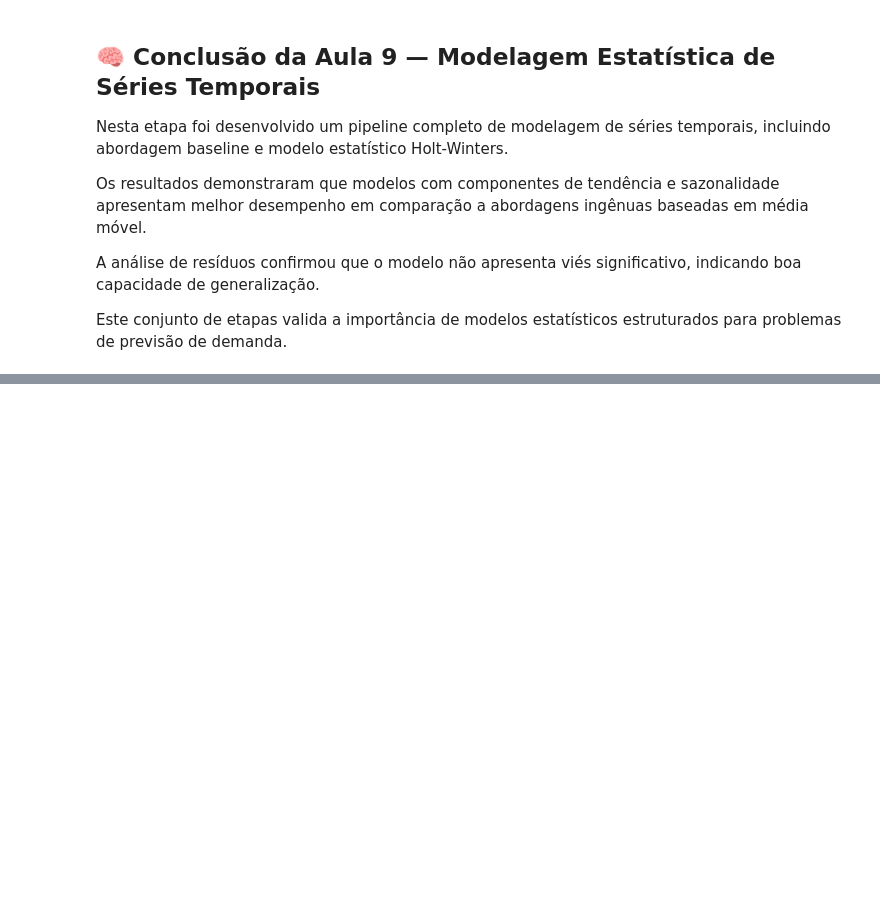
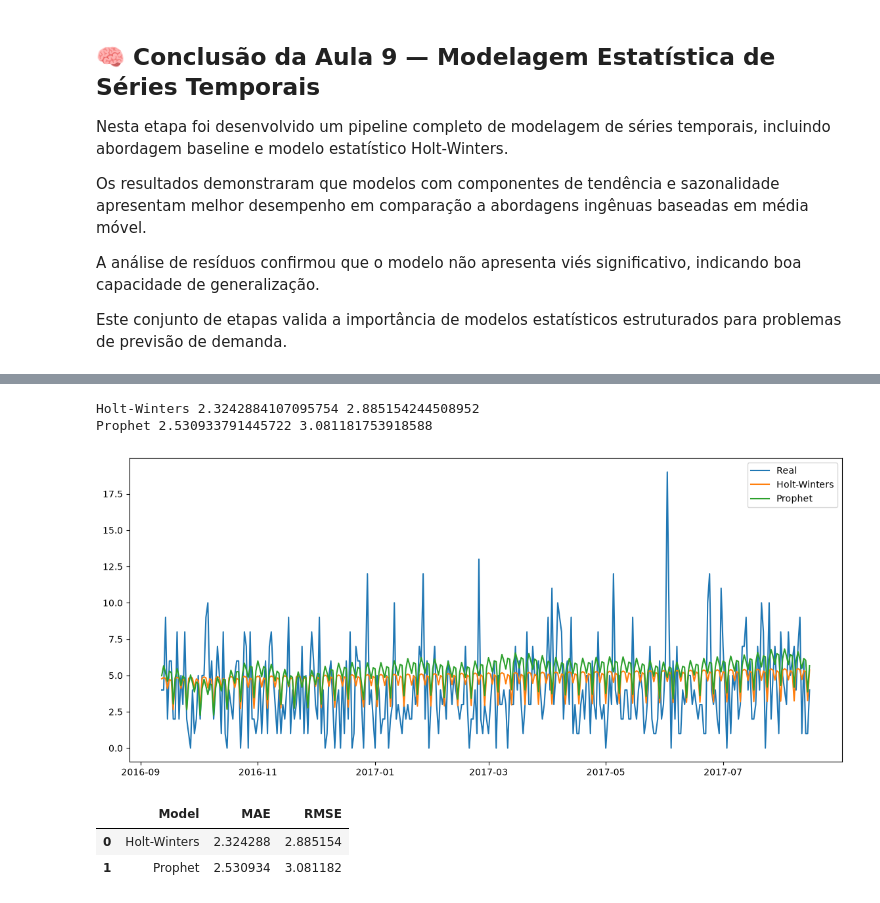
Before and after one commit to Vagnerkrg/time-series-intelligence-forecasting, a Jupyter notebook: notebooks/time_series_project.ipynb, the cells around one changed output, grey strips where cells are left out. Cells and saved outputs as stored; diff of their text form; code cells hidden in the pictures; blank space fills up the shorter version.

Commit message:
Adiciona resultados de comparação de modelos e análise de performance

```diff
--- a/notebooks/time_series_project.ipynb
+++ b/notebooks/time_series_project.ipynb
@@ -401,0 +418,33 @@ Este conjunto de etapas valida a importância de modelos estatísticos estrutura
+# %%
+df = train[train["store_nbr"] == 1]
+df = df[df["family"] == "AUTOMOTIVE"]
+
+df = df.groupby("date")["sales"].sum().reset_index()
+
+df.columns = ["ds", "y"]
+
+df["ds"] = pd.to_datetime(df["ds"])
+df = df.sort_values("ds")
+# %%
+split_idx = int(len(df) * 0.8)
+
+train_df = df.iloc[:split_idx]
+test_df = df.iloc[split_idx:]
+# %%
+hw_model = ExponentialSmoothing(
+    train_df["y"],
+    trend="add",
+    seasonal="add",
+    seasonal_periods=7
+).fit()
+
+hw_pred = hw_model.forecast(len(test_df))
+# %%
+model = Prophet()
+
+model.fit(train_df)
+
+future = model.make_future_dataframe(periods=len(test_df))
+forecast = model.predict(future)
+
+prophet_pred = forecast["yhat"].iloc[-len(test_df):].values
@@ -401,0 +454,35 @@ Este conjunto de etapas valida a importância de modelos estatísticos estrutura
+# %%
+def evaluate(true, pred, name):
+    mae = mean_absolute_error(true, pred)
+    rmse = np.sqrt(mean_squared_error(true, pred))
+    print(name, mae, rmse)
+    return mae, rmse
+
+hw_mae, hw_rmse = evaluate(test_df["y"], hw_pred, "Holt-Winters")
+pr_mae, pr_rmse = evaluate(test_df["y"], prophet_pred, "Prophet")
+# %% [output]
+Holt-Winters 2.3242884107095754 2.885154244508952
+Prophet 2.530933791445722 3.081181753918588
+# %%
+plt.figure(figsize=(14,6))
+
+plt.plot(test_df["ds"], test_df["y"])
+plt.plot(test_df["ds"], hw_pred)
+plt.plot(test_df["ds"], prophet_pred)
+
+plt.legend(["Real", "Holt-Winters", "Prophet"])
+plt.show()
+# %% [output]
+[figure, added]
+# %%
+results = pd.DataFrame({
+    "Model": ["Holt-Winters", "Prophet"],
+    "MAE": [hw_mae, pr_mae],
+    "RMSE": [hw_rmse, pr_rmse]
+})
+
+results.sort_values("RMSE")
+# %% [output]
+|  | Model | MAE | RMSE |
+| 0 | Holt-Winters | 2.324288 | 2.885154 |
+| 1 | Prophet | 2.530934 | 3.081182 |
```
Also changed, not shown: parts of 25 cells of this notebook.
